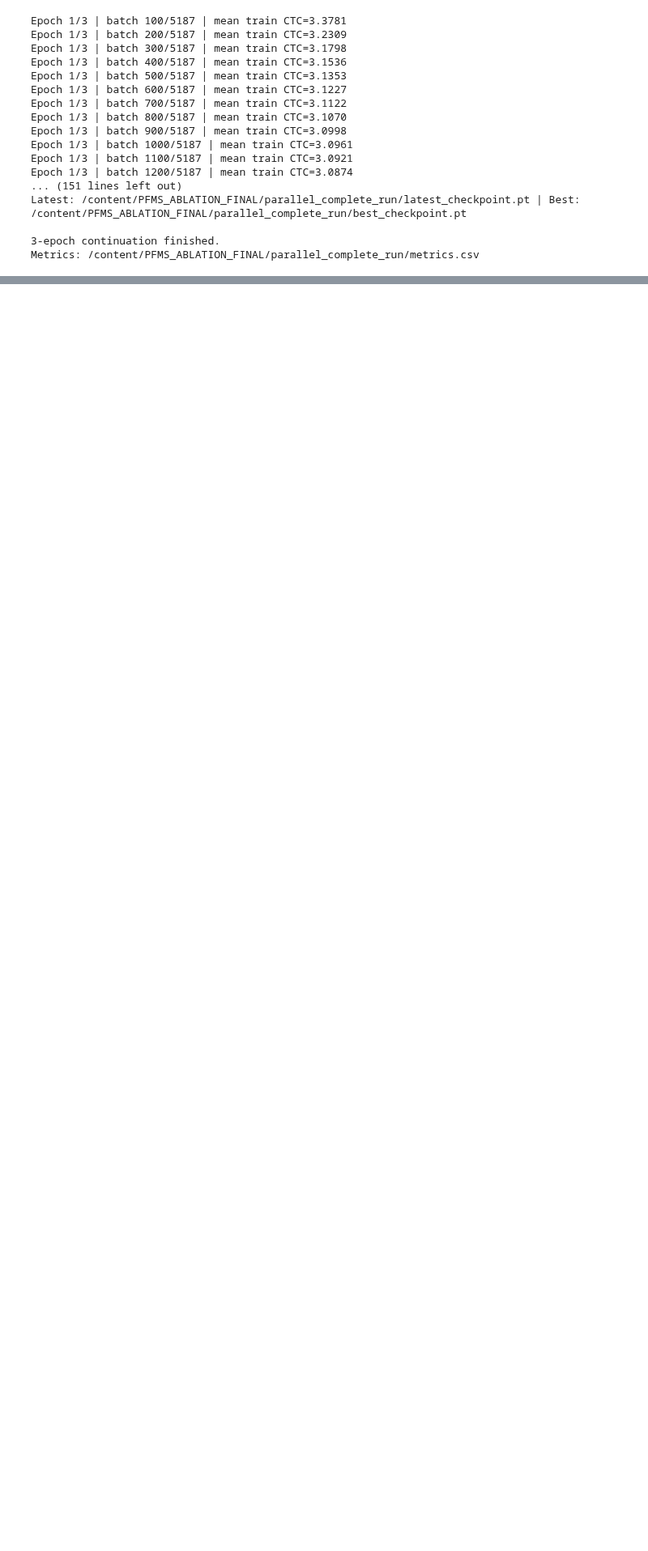
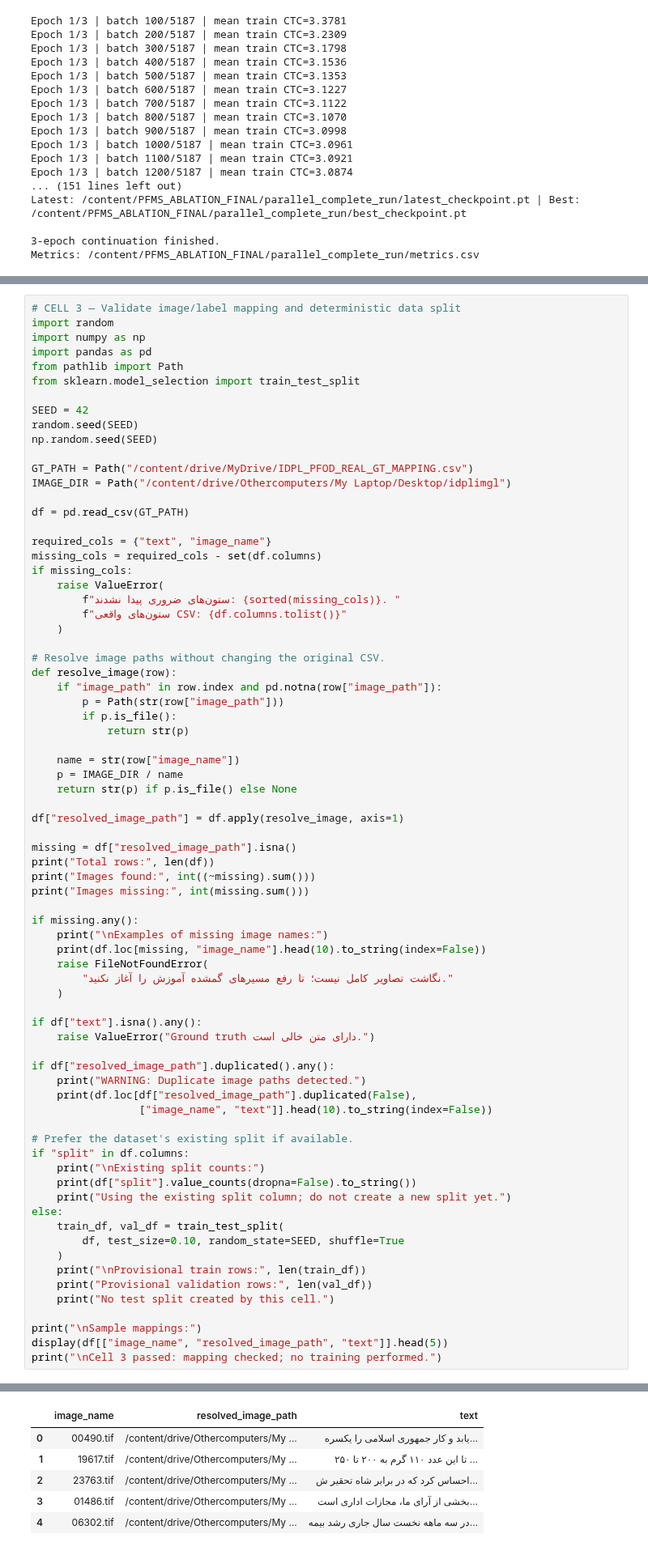
Before and after one commit to ghadirymaryam1-coder/PFMS-Net-Research2026, a Jupyter notebook: PFMSPARALLEL.ipynb, the cells around one changed output, grey strips where cells are left out. Shown at 81% size. Cells and saved outputs as stored; diff of their text form; blank space fills up the shorter version.

```diff
--- a/PFMSPARALLEL.ipynb
+++ b/PFMSPARALLEL.ipynb
@@ -6665,0 +7128,75 @@ print("\nAudit complete. No model weights or files were modified.")
+# %%
+# CELL 3 — Validate image/label mapping and deterministic data split
+import random
+import numpy as np
+import pandas as pd
+from pathlib import Path
+from sklearn.model_selection import train_test_split
+
+SEED = 42
+random.seed(SEED)
+np.random.seed(SEED)
+
+GT_PATH = Path("/content/drive/MyDrive/IDPL_PFOD_REAL_GT_MAPPING.csv")
+IMAGE_DIR = Path("/content/drive/Othercomputers/My Laptop/Desktop/idplimgl")
+
+df = pd.read_csv(GT_PATH)
+
+required_cols = {"text", "image_name"}
+missing_cols = required_cols - set(df.columns)
+if missing_cols:
+    raise ValueError(
+        f"ستون‌های ضروری پیدا نشدند: {sorted(missing_cols)}. "
+        f"ستون‌های واقعی CSV: {df.columns.tolist()}"
+    )
+
+# Resolve image paths without changing the original CSV.
+def resolve_image(row):
+    if "image_path" in row.index and pd.notna(row["image_path"]):
+        p = Path(str(row["image_path"]))
+        if p.is_file():
+            return str(p)
+
+    name = str(row["image_name"])
+    p = IMAGE_DIR / name
+    return str(p) if p.is_file() else None
+
+df["resolved_image_path"] = df.apply(resolve_image, axis=1)
+
+missing = df["resolved_image_path"].isna()
+print("Total rows:", len(df))
+print("Images found:", int((~missing).sum()))
+print("Images missing:", int(missing.sum()))
+
+if missing.any():
+    print("\nExamples of missing image names:")
+    print(df.loc[missing, "image_name"].head(10).to_string(index=False))
+    raise FileNotFoundError(
+        "نگاشت تصاویر کامل نیست؛ تا رفع مسیرهای گمشده آموزش را آغاز نکنید."
+    )
+
+if df["text"].isna().any():
+    raise ValueError("Ground truth دارای متن خالی است.")
+
+if df["resolved_image_path"].duplicated().any():
+    print("WARNING: Duplicate image paths detected.")
+    print(df.loc[df["resolved_image_path"].duplicated(False),
+                 ["image_name", "text"]].head(10).to_string(index=False))
+
+# Prefer the dataset's existing split if available.
+if "split" in df.columns:
+    print("\nExisting split counts:")
+    print(df["split"].value_counts(dropna=False).to_string())
+    print("Using the existing split column; do not create a new split yet.")
+else:
+    train_df, val_df = train_test_split(
+        df, test_size=0.10, random_state=SEED, shuffle=True
+    )
+    print("\nProvisional train rows:", len(train_df))
+    print("Provisional validation rows:", len(val_df))
+    print("No test split created by this cell.")
+
+print("\nSample mappings:")
+display(df[["image_name", "resolved_image_path", "text"]].head(5))
+print("\nCell 3 passed: mapping checked; no training performed.")
+# %% [output]
@@ -6665,0 +7222,6 @@ print("\nAudit complete. No model weights or files were modified.")
+|  | image_name | resolved_image_path | text |
+| 0 | 00490.tif | /content/drive/Othercomputers/My ... | یابد و كار جمهوری اسلامی را یكسره... |
+| 1 | 19617.tif | /content/drive/Othercomputers/My ... | تا این عدد ۱۱۰ گرم به ۲۰۰ تا ۲۵۰ ... |
+| 2 | 23763.tif | /content/drive/Othercomputers/My ... | احساس كرد كه در برابر شاه تحقیر ش... |
+| 3 | 01486.tif | /content/drive/Othercomputers/My ... | بخشی از آرای ما، مجازات اداری است... |
+| 4 | 06302.tif | /content/drive/Othercomputers/My ... | در سه ماهه نخست سال جاری رشد بیمه... |
```
Also changed, not shown: parts of 16 cells of this notebook.
